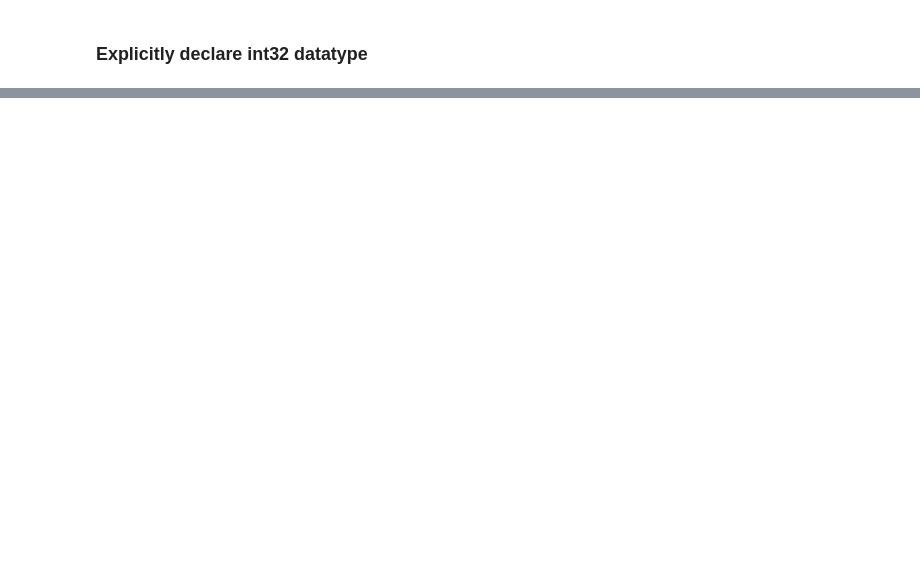
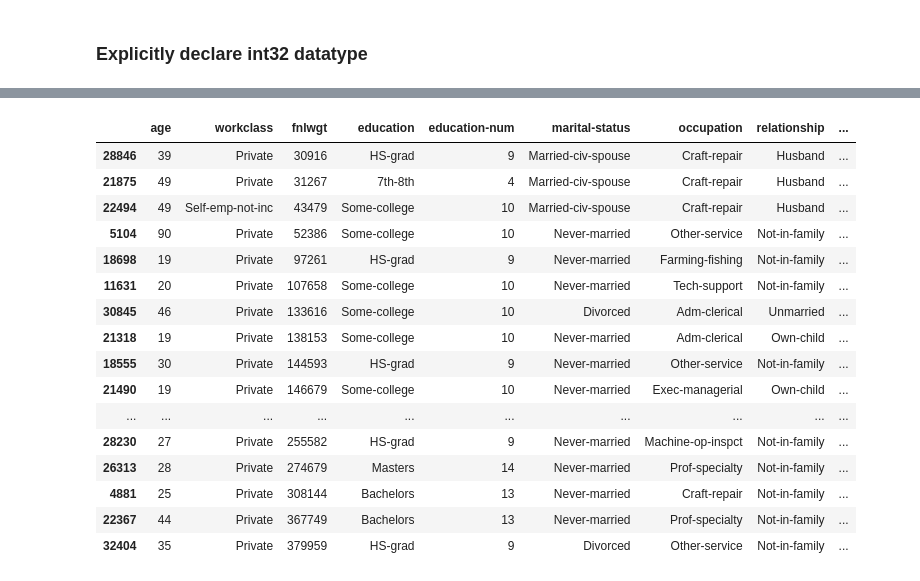
Before and after one commit to JohnAChester/fordham_classification, a Jupyter notebook: CleaningDataset.ipynb, the cells around one changed output, grey strips where cells are left out. Cells and saved outputs as stored; diff of their text form; code cells hidden in the pictures; blank space fills up the shorter version.

```diff
--- a/CleaningDataset.ipynb
+++ b/CleaningDataset.ipynb
@@ -98,3 +251,24 @@ train_df['native-country'].value_counts(dropna=False)
+# %%
+duplicates = train_df.duplicated()
+train_df[duplicates].sort_values('fnlwgt')
+# %% [output]
+|  | age | workclass | fnlwgt | education | education-num | marital-status | occupation | relationship | ... |
+| 28846 | 39 | Private | 30916 | HS-grad | 9 | Married-civ-spouse | Craft-repair | Husband | ... |
+| 21875 | 49 | Private | 31267 | 7th-8th | 4 | Married-civ-spouse | Craft-repair | Husband | ... |
+| 22494 | 49 | Self-emp-not-inc | 43479 | Some-college | 10 | Married-civ-spouse | Craft-repair | Husband | ... |
+| 5104 | 90 | Private | 52386 | Some-college | 10 | Never-married | Other-service | Not-in-family | ... |
+| 18698 | 19 | Private | 97261 | HS-grad | 9 | Never-married | Farming-fishing | Not-in-family | ... |
+| 11631 | 20 | Private | 107658 | Some-college | 10 | Never-married | Tech-support | Not-in-family | ... |
+| 30845 | 46 | Private | 133616 | Some-college | 10 | Divorced | Adm-clerical | Unmarried | ... |
+| 21318 | 19 | Private | 138153 | Some-college | 10 | Never-married | Adm-clerical | Own-child | ... |
+| 18555 | 30 | Private | 144593 | HS-grad | 9 | Never-married | Other-service | Not-in-family | ... |
+| 21490 | 19 | Private | 146679 | Some-college | 10 | Never-married | Exec-managerial | Own-child | ... |
+| ... | ... | ... | ... | ... | ... | ... | ... | ... | ... |
+| 28230 | 27 | Private | 255582 | HS-grad | 9 | Never-married | Machine-op-inspct | Not-in-family | ... |
+| 26313 | 28 | Private | 274679 | Masters | 14 | Never-married | Prof-specialty | Not-in-family | ... |
+| 4881 | 25 | Private | 308144 | Bachelors | 13 | Never-married | Craft-repair | Not-in-family | ... |
+| 22367 | 44 | Private | 367749 | Bachelors | 13 | Never-married | Prof-specialty | Not-in-family | ... |
+| 32404 | 35 | Private | 379959 | HS-grad | 9 | Divorced | Other-service | Not-in-family | ... |
 # %%
 bar_charts = ['sex','race','workclass','marital-status','occupation','relationship','education','education-num','native-country']
 # %%
```
Also changed, not shown: parts of 18 cells of this notebook.
